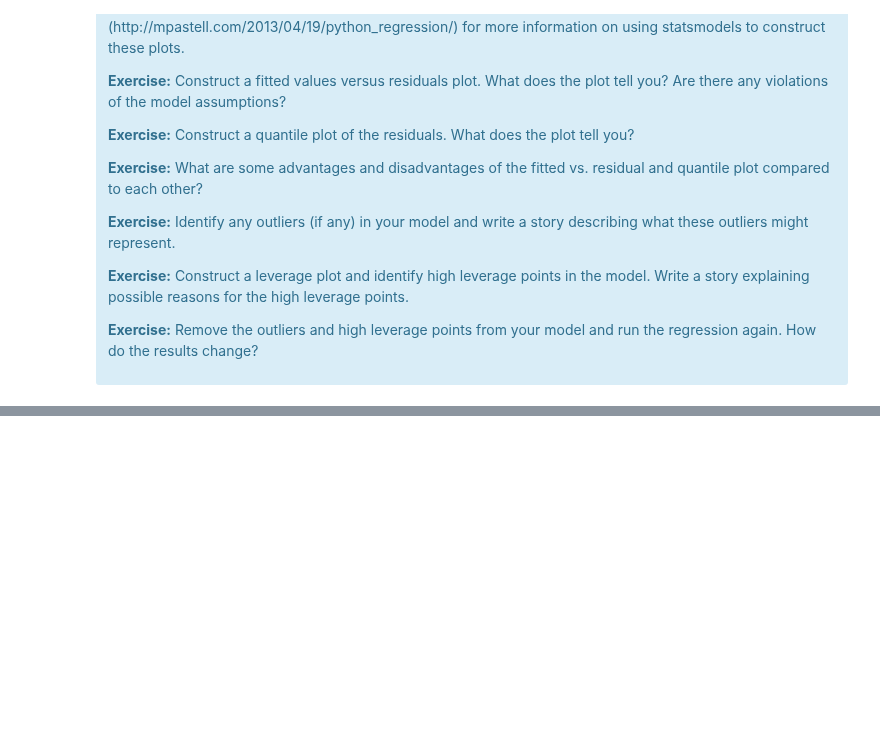
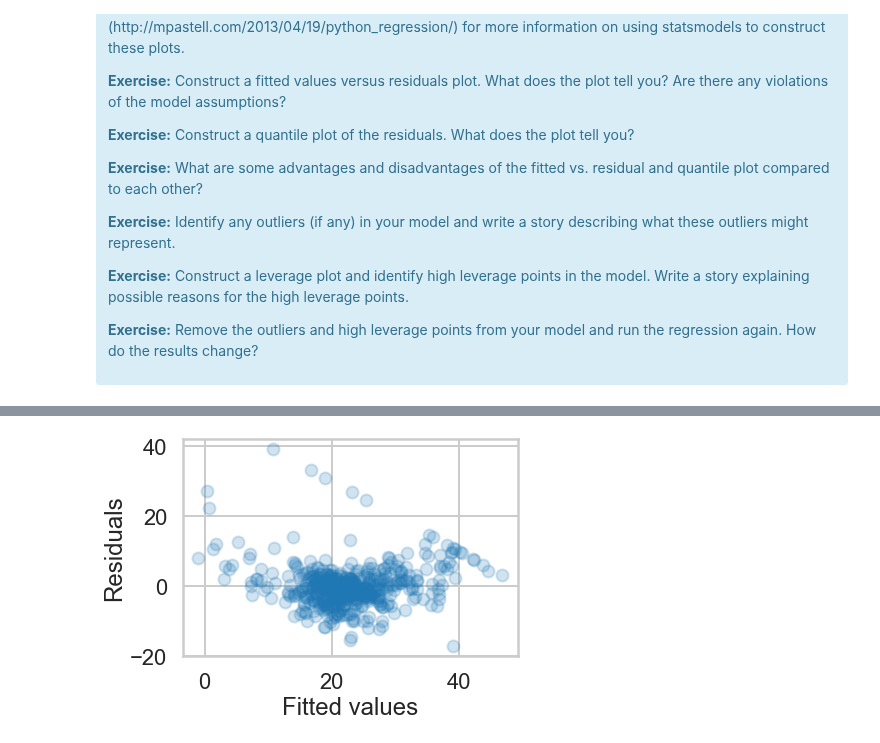
Before and after one commit to hershcode/mec-mini-projects, a Jupyter notebook: mec-11.4.1-linear-regression-mini-project/Mini_Project_Linear_Regression.ipynb, the cells around one changed output, grey strips where cells are left out. Cells and saved outputs as stored; diff of their text form; code cells hidden in the pictures; blank space fills up the shorter version.

```diff
--- a/mec-11.4.1-linear-regression-mini-project/Mini_Project_Linear_Regression.ipynb
+++ b/mec-11.4.1-linear-regression-mini-project/Mini_Project_Linear_Regression.ipynb
@@ -861,0 +860,7 @@ There are some other issues that are important investigate with linear regressio
+# %%
+# Your turn.
+m = ols('PRICE ~ PTRATIO + RM + CRIM',bos).fit()
+print(m.summary())
+
+bos['PREDICTED'] = m.fittedvalues
+bos['RESIDUAL'] = m.resid
@@ -861,0 +885,8 @@ There are some other issues that are important investigate with linear regressio
+# %%
+plt.figure()
+plt.scatter(x=m.fittedvalues, y=m.resid, alpha=0.2)
+plt.ylabel('Residuals')
+plt.xlabel('Fitted values')
+plt.show()
+# %% [output]
+[figure, added]
```
Also changed, not shown: parts of 17 cells of this notebook.
